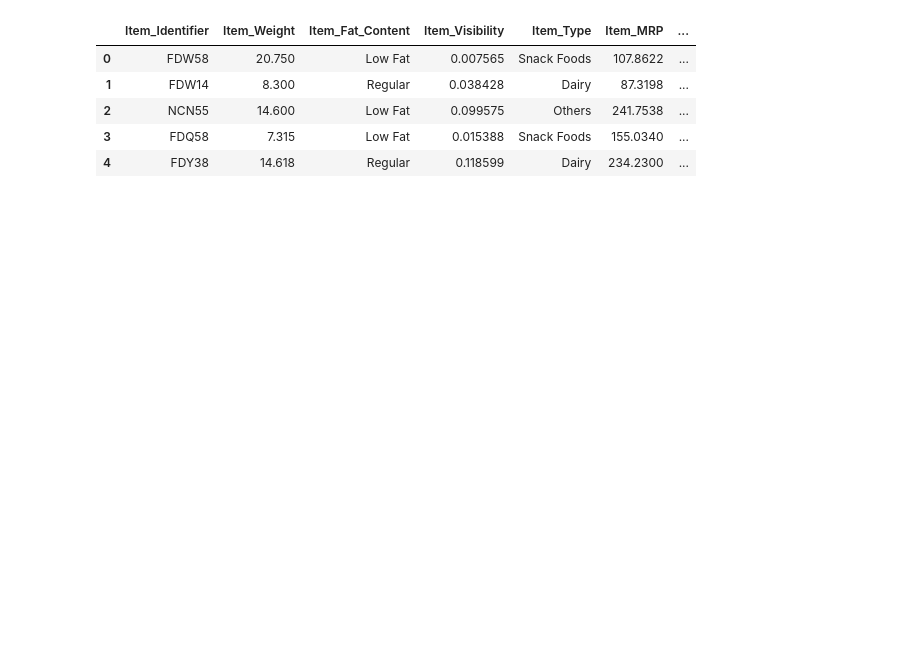
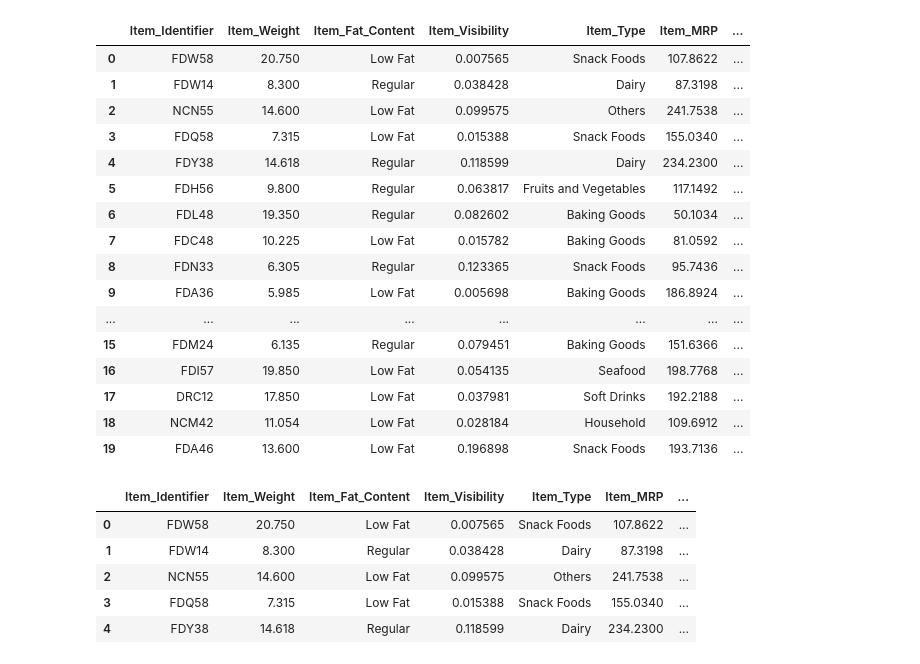
Before and after one commit to ZeeWING-Projects/DM-Project, a Jupyter notebook: Preprocessing-Code/Preprocessing-dataset-1.ipynb, the cells around one changed output. Saved outputs shown, nothing was run; the diff lists cells and outputs as text; code cells hidden in the pictures; blank space fills up the shorter version.

```diff
--- a/Preprocessing-Code/Preprocessing-dataset-1.ipynb
+++ b/Preprocessing-Code/Preprocessing-dataset-1.ipynb
@@ -34,7 +72,25 @@ def imputing_numeric_missing_values(dataset,n_neighbors=10):
 
 dataset=imputing_numeric_missing_values(data)
 # %%
-# data.head(20)
+data.head(20)
+# %% [output]
+|  | Item_Identifier | Item_Weight | Item_Fat_Content | Item_Visibility | Item_Type | Item_MRP | ... |
+| 0 | FDW58 | 20.750 | Low Fat | 0.007565 | Snack Foods | 107.8622 | ... |
+| 1 | FDW14 | 8.300 | Regular | 0.038428 | Dairy | 87.3198 | ... |
+| 2 | NCN55 | 14.600 | Low Fat | 0.099575 | Others | 241.7538 | ... |
+| 3 | FDQ58 | 7.315 | Low Fat | 0.015388 | Snack Foods | 155.0340 | ... |
+| 4 | FDY38 | 14.618 | Regular | 0.118599 | Dairy | 234.2300 | ... |
+| 5 | FDH56 | 9.800 | Regular | 0.063817 | Fruits and Vegetables | 117.1492 | ... |
+| 6 | FDL48 | 19.350 | Regular | 0.082602 | Baking Goods | 50.1034 | ... |
+| 7 | FDC48 | 10.225 | Low Fat | 0.015782 | Baking Goods | 81.0592 | ... |
+| 8 | FDN33 | 6.305 | Regular | 0.123365 | Snack Foods | 95.7436 | ... |
+| 9 | FDA36 | 5.985 | Low Fat | 0.005698 | Baking Goods | 186.8924 | ... |
+| ... | ... | ... | ... | ... | ... | ... | ... |
+| 15 | FDM24 | 6.135 | Regular | 0.079451 | Baking Goods | 151.6366 | ... |
+| 16 | FDI57 | 19.850 | Low Fat | 0.054135 | Seafood | 198.7768 | ... |
+| 17 | DRC12 | 17.850 | Low Fat | 0.037981 | Soft Drinks | 192.2188 | ... |
+| 18 | NCM42 | 11.054 | Low Fat | 0.028184 | Household | 109.6912 | ... |
+| 19 | FDA46 | 13.600 | Low Fat | 0.196898 | Snack Foods | 193.7136 | ... |
 # %%
 #Adding missing values
 dist = data.Outlet_Size.value_counts(normalize=True)
```
Also changed, not shown: parts of 5 cells of this notebook, 3 other files.
